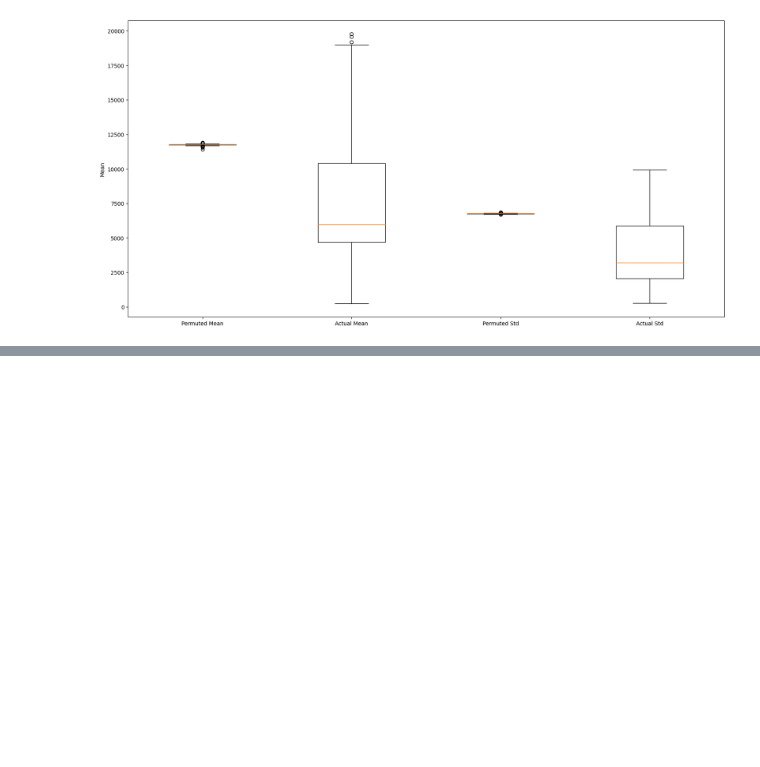
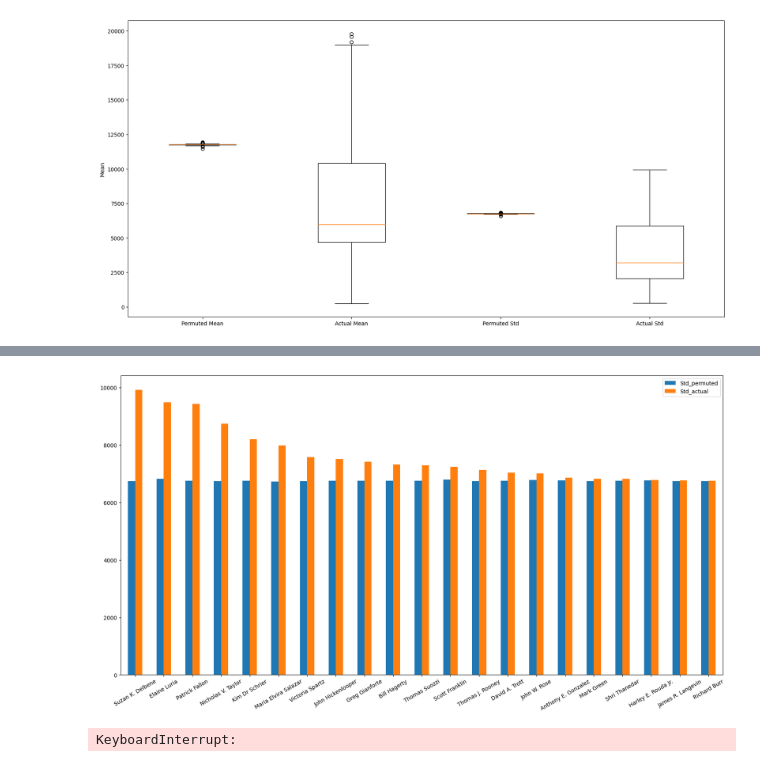
Before and after one commit to maajidhusain/capstone, a Jupyter notebook: Min_Max_Permute.ipynb, the cells around one changed output, grey strips where cells are left out. Saved outputs shown, nothing was run; the diff lists cells and outputs as text; code cells hidden in the pictures; blank space fills up the shorter version.

```diff
--- a/Min_Max_Permute.ipynb
+++ b/Min_Max_Permute.ipynb
@@ -327,0 +312,14 @@ KeyboardInterrupt:
+# %%
+# make paired bar chart of actual mean and permuted mean where actual mean is greater than permuted mean
+comparison_df[comparison_df['Std_actual'] > comparison_df['Std_permuted']][['Std_permuted', 'Std_actual']].sort_values('Std_actual', ascending=False).plot(kind='bar', figsize=(20,10))
+plt.xticks(rotation=30)
+plt.show()
+# %% [output]
+[figure, added]
+# %%
+# for each representative_average_rank, find if its greater than the average_actual_rank, if larger than actual, add 1 to sum and get a total score
+representative_total_score = {}
+for key, value in representative_average_rank.items():
+    representative_total_score[key] = np.sum([1 if i > representative_average_ranks.loc[key]['Actual Rank'] else 0 for i in value])
+# %% [output]
+KeyboardInterrupt:
```
Also changed, not shown: parts of 12 cells of this notebook, 4 other files.
